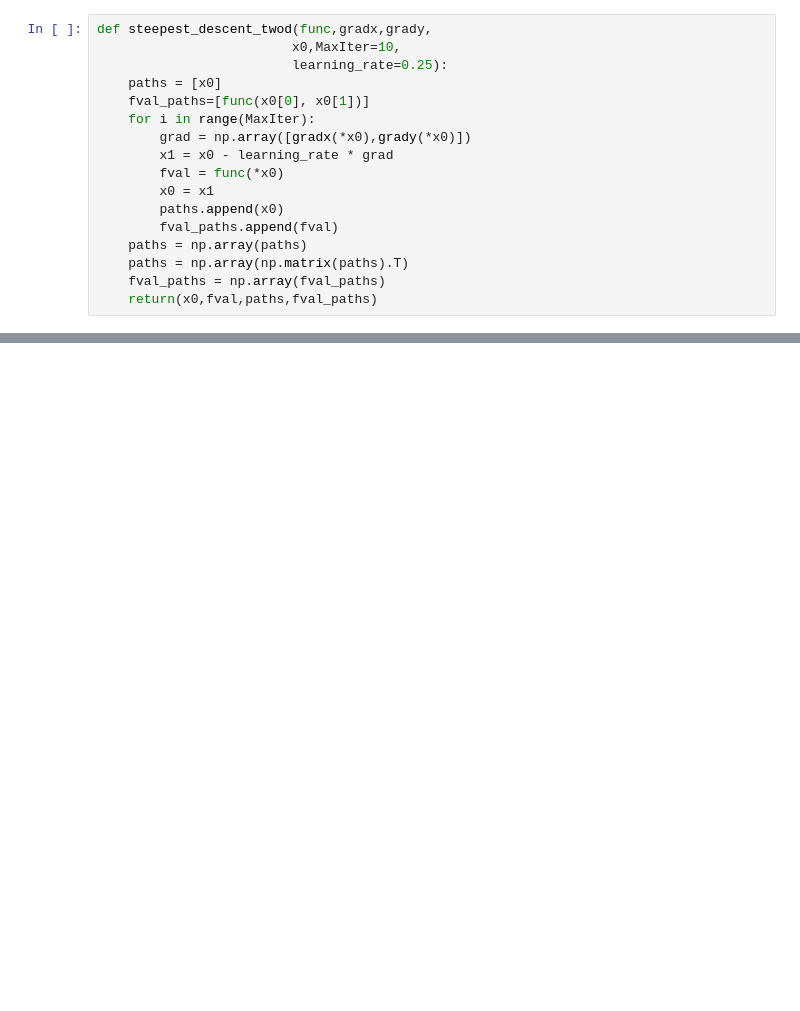
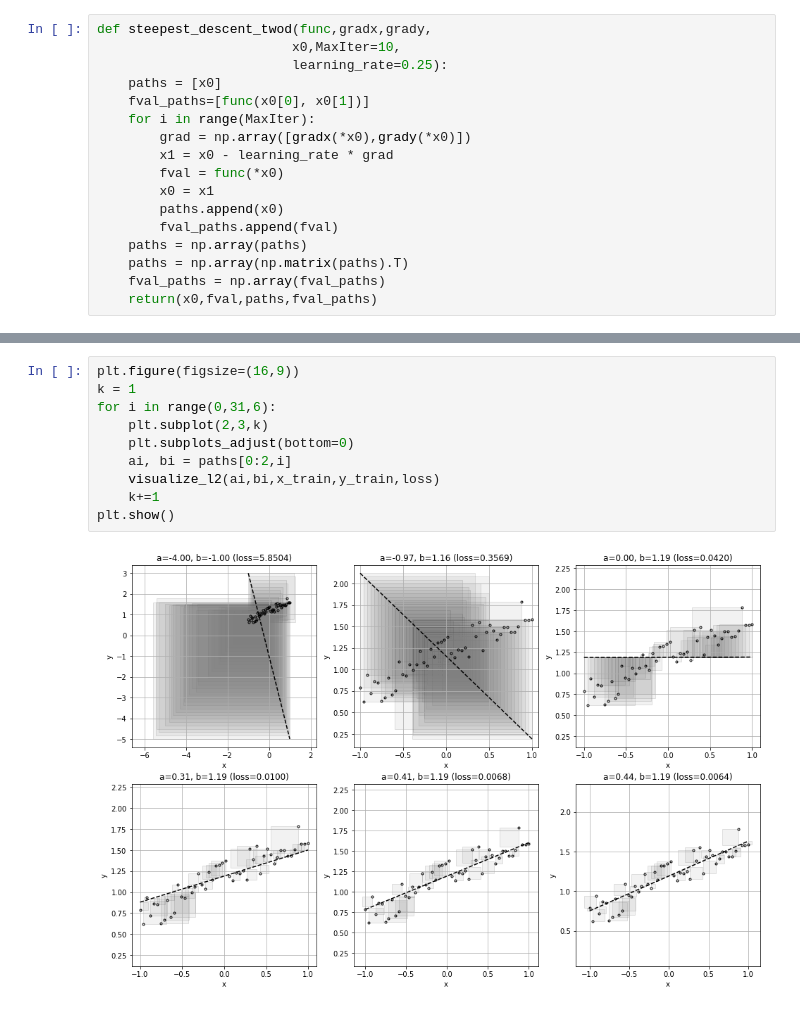
Before and after one commit to dw-shin/NA_notes, a Jupyter notebook: tensorflow2.ipynb, the cells around one changed output, grey strips where cells are left out. Drawn from its saved outputs; the diff is of its cells as text; blank space fills up the shorter version.

```diff
--- a/tensorflow2.ipynb
+++ b/tensorflow2.ipynb
@@ -788,0 +836,12 @@ def steepest_descent_twod(func,gradx,grady,
+# %%
+plt.figure(figsize=(16,9))
+k = 1
+for i in range(0,31,6):
+    plt.subplot(2,3,k)
+    plt.subplots_adjust(bottom=0)
+    ai, bi = paths[0:2,i]
+    visualize_l2(ai,bi,x_train,y_train,loss)
+    k+=1
+plt.show()
+# %% [output]
+[figure, added]
```
Also changed, not shown: parts of 4 cells of this notebook, 2 other files.
